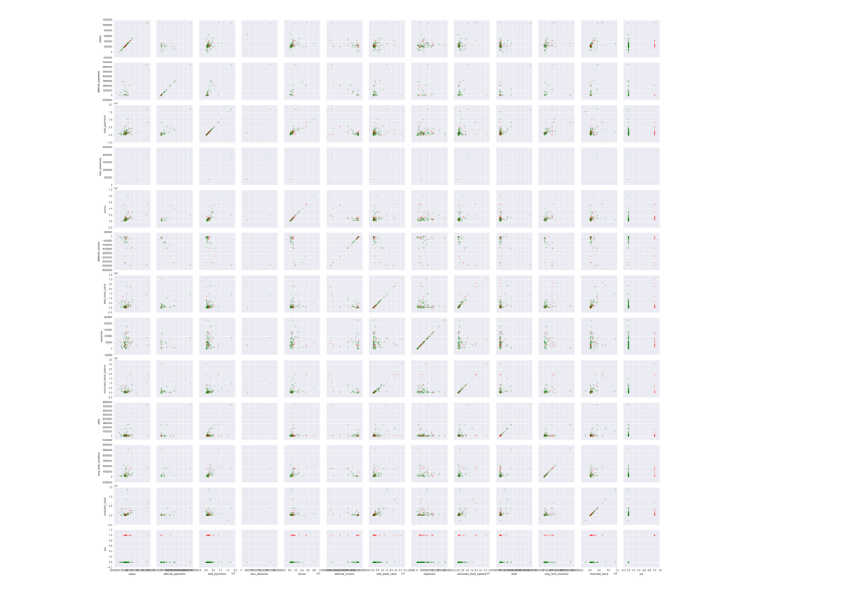
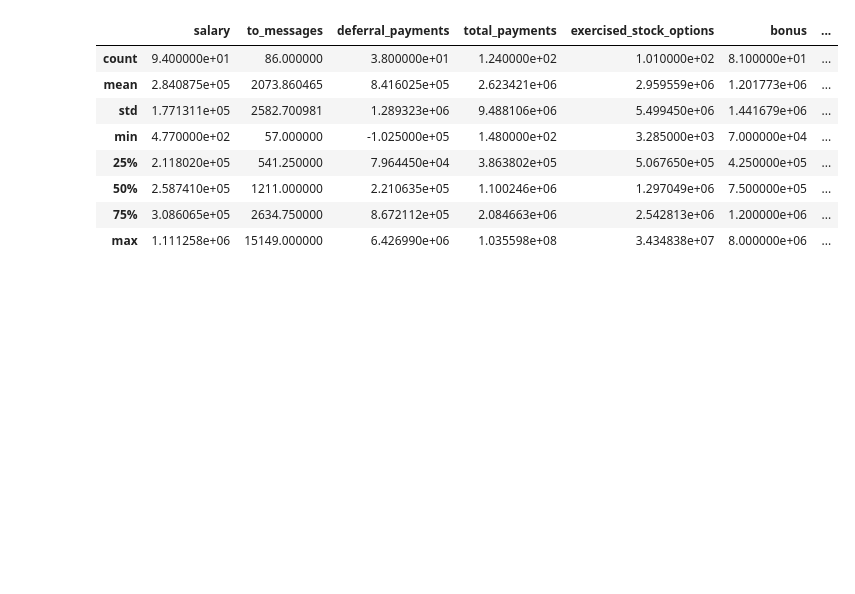
Before and after one commit to tindandelion/enron-classifier, a Jupyter notebook: enron_classifier.ipynb, the cells around one changed output. Cells and saved outputs as stored; diff of their text form; code cells hidden in the pictures; blank space fills up the shorter version.

```diff
--- a/enron_classifier.ipynb
+++ b/enron_classifier.ipynb
@@ -65,7 +69,12 @@ plot_data_presence_map(data)
-# %%
-grid = sns.PairGrid(data[financial_features + [label]], hue=label, palette={True: 'red', False: 'green'})
-grid.map(plt.scatter, alpha=0.3)
-
-grid.savefig('finance.svg')
-# %% [output]
-[figure, removed]
+# %%
+data.describe()
+# %% [output]
+|  | salary | to_messages | deferral_payments | total_payments | exercised_stock_options | bonus | ... |
+| count | 9.400000e+01 | 86.000000 | 3.800000e+01 | 1.240000e+02 | 1.010000e+02 | 8.100000e+01 | ... |
+| mean | 2.840875e+05 | 2073.860465 | 8.416025e+05 | 2.623421e+06 | 2.959559e+06 | 1.201773e+06 | ... |
+| std | 1.771311e+05 | 2582.700981 | 1.289323e+06 | 9.488106e+06 | 5.499450e+06 | 1.441679e+06 | ... |
+| min | 4.770000e+02 | 57.000000 | -1.025000e+05 | 1.480000e+02 | 3.285000e+03 | 7.000000e+04 | ... |
+| 25% | 2.118020e+05 | 541.250000 | 7.964450e+04 | 3.863802e+05 | 5.067650e+05 | 4.250000e+05 | ... |
+| 50% | 2.587410e+05 | 1211.000000 | 2.210635e+05 | 1.100246e+06 | 1.297049e+06 | 7.500000e+05 | ... |
+| 75% | 3.086065e+05 | 2634.750000 | 8.672112e+05 | 2.084663e+06 | 2.542813e+06 | 1.200000e+06 | ... |
+| max | 1.111258e+06 | 15149.000000 | 6.426990e+06 | 1.035598e+08 | 3.434838e+07 | 8.000000e+06 | ... |
```
Also changed, not shown: parts of 12 cells of this notebook.
